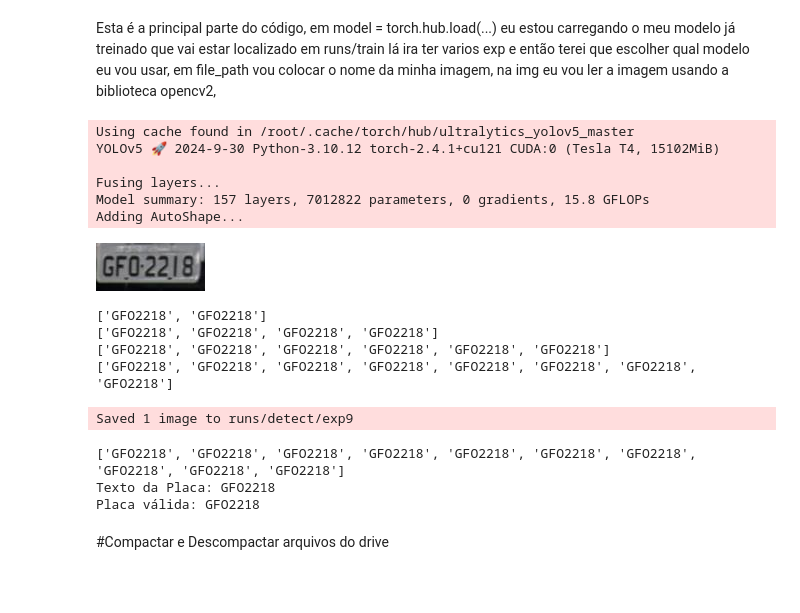
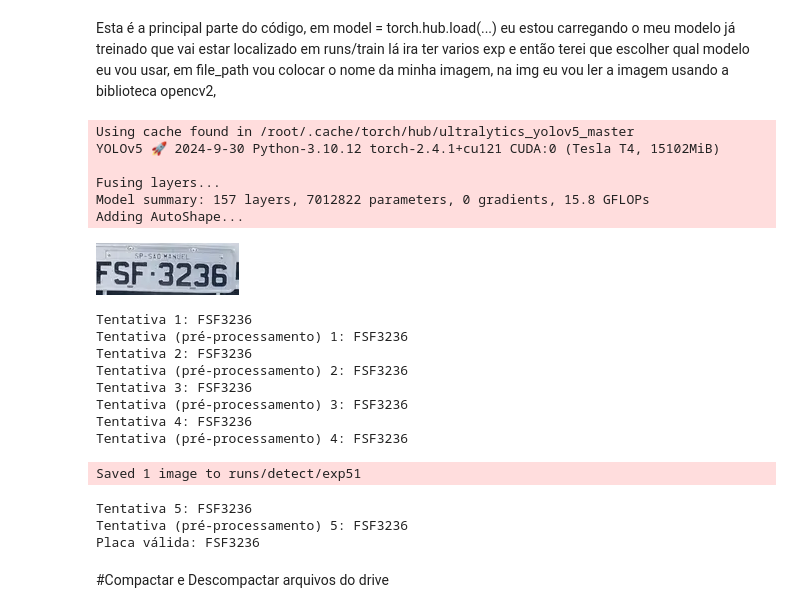
Before and after one commit to GabrielRibeiroRodrigues/Reconhecimento-de-placas-utilizando-YOLOv5, a Jupyter notebook: LPR_utilizando_YOLOv5.ipynb, the cells around one changed output. Saved outputs shown, nothing was run; the diff lists cells and outputs as text; code cells hidden in the pictures; blank space fills up the shorter version.

```diff
--- a/LPR_utilizando_YOLOv5.ipynb
+++ b/LPR_utilizando_YOLOv5.ipynb
@@ -180,54 +180,56 @@ else:
                 clahe = cv2.createCLAHE(clipLimit=2.0, tileGridSize=(8, 8))
                 clahe_img = clahe.apply(blur_img)
 
                 # Tentar novamente o OCR com a imagem pré-processada
                 plate_text = pytesseract.image_to_string(clahe_img, config='--psm 8 -c tessedit_char_whitelist=0123456789ABCDEFGHIJKLMNOPQRSTUVWXYZ')
                 return plate_text.strip()
 
             # Aplicar OCR com Tesseract na imagem cortada
             plate_texts = []
-            for _ in range(5):  # Tentar 5 vezes
+            for i in range(5):  # Tentar 5 vezes
                 plate_text = pytesseract.image_to_string(plate_img, config='--psm 8 -c tessedit_char_whitelist=0123456789ABCDEFGHIJKLMNOPQRSTUVWXYZ')
                 plate_texts.append(plate_text.strip())
+                print(f"Tentativa {i+1}: {plate_text.strip()}")  # Imprimir o texto reconhecido
 
                 # Tentar o OCR novamente com pré-processamento adicional
                 plate_text_novamente = tentar_novamente_ocr(plate_img)
                 plate_texts.append(plate_text_novamente)
-                print(plate_texts)
+                print(f"Tentativa (pré-processamento) {i+1}: {plate_text_novamente.strip()}")  # Imprimir o texto reconhecido
 
             # Contar as ocorrências dos textos reconhecidos
             contador = Counter(plate_texts)
-            texto_mais_frequente = contador.most_common(1)
+            textos_frequentes = contador.most_common()  # Todos os textos com suas contagens
 
-            if texto_mais_frequente:
-                plate_text_final = texto_mais_frequente[0][0]
-                print("Texto da Placa:", plate_text_final)
-
-                # Verificar se o formato da placa está correto
-                if validar_placa(plate_text_final):
-                    print("Placa válida:", plate_text_final)
+            # Verificar a validade dos textos reconhecidos a partir do mais frequente
+            for texto, _ in textos_frequentes:
+                if validar_placa(texto):
+                    print("Placa válida:", texto)
                     break  # Interrompe a execução se a placa for válida
-                else:
-                    print("Formato de placa inválido.")
+            else:
+                print("Nenhuma placa válida encontrada.")
 
 # Salvar a imagem com as detecções do YOLOv5
 results.save('output_image.jpg')
 # %% [output]
 Using cache found in /root/.cache/torch/hub/ultralytics_yolov5_master
 YOLOv5 🚀 2024-9-30 Python-3.10.12 torch-2.4.1+cu121 CUDA:0 (Tesla T4, 15102MiB)
 
 Fusing layers...
 Model summary: 157 layers, 7012822 parameters, 0 gradients, 15.8 GFLOPs
 Adding AutoShape...
-[figure, old version]
+[figure, new version]
-['GFO2218', 'GFO2218']
-['GFO2218', 'GFO2218', 'GFO2218', 'GFO2218']
-['GFO2218', 'GFO2218', 'GFO2218', 'GFO2218', 'GFO2218', 'GFO2218']
-['GFO2218', 'GFO2218', 'GFO2218', 'GFO2218', 'GFO2218', 'GFO2218', 'GFO2218', 'GFO2218']
+Tentativa 1: FSF3236
+Tentativa (pré-processamento) 1: FSF3236
+Tentativa 2: FSF3236
+Tentativa (pré-processamento) 2: FSF3236
+Tentativa 3: FSF3236
+Tentativa (pré-processamento) 3: FSF3236
+Tentativa 4: FSF3236
+Tentativa (pré-processamento) 4: FSF3236
-Saved 1 image to runs/detect/exp9
+Saved 1 image to runs/detect/exp51
-['GFO2218', 'GFO2218', 'GFO2218', 'GFO2218', 'GFO2218', 'GFO2218', 'GFO2218', 'GFO2218', 'GFO2218', 'GFO2218']
-Texto da Placa: GFO2218
-Placa válida: GFO2218
+Tentativa 5: FSF3236
+Tentativa (pré-processamento) 5: FSF3236
+Placa válida: FSF3236
 # %% [markdown]
 #Compactar e Descompactar arquivos do drive
 # %%
```
Also changed, not shown: parts of 2 cells of this notebook.
